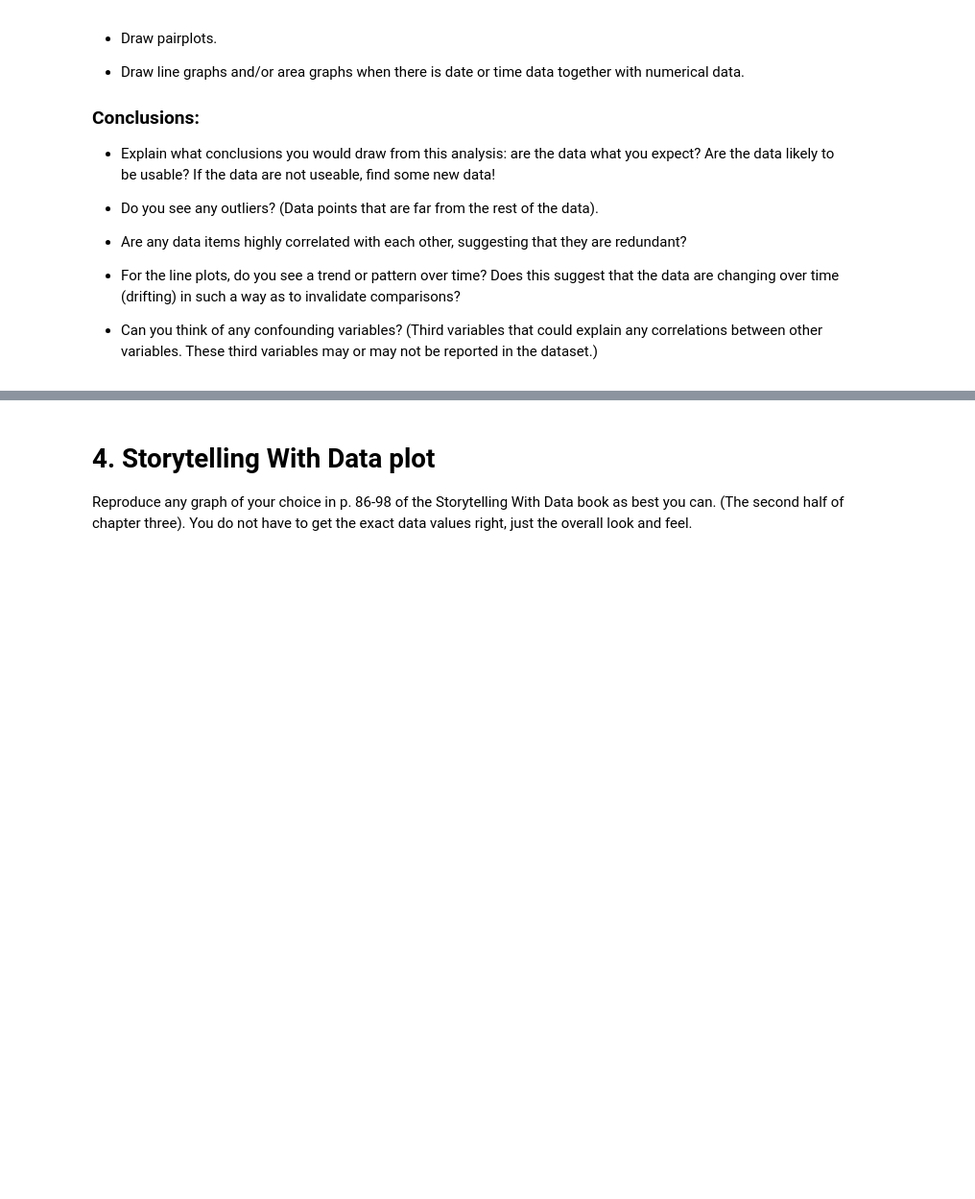
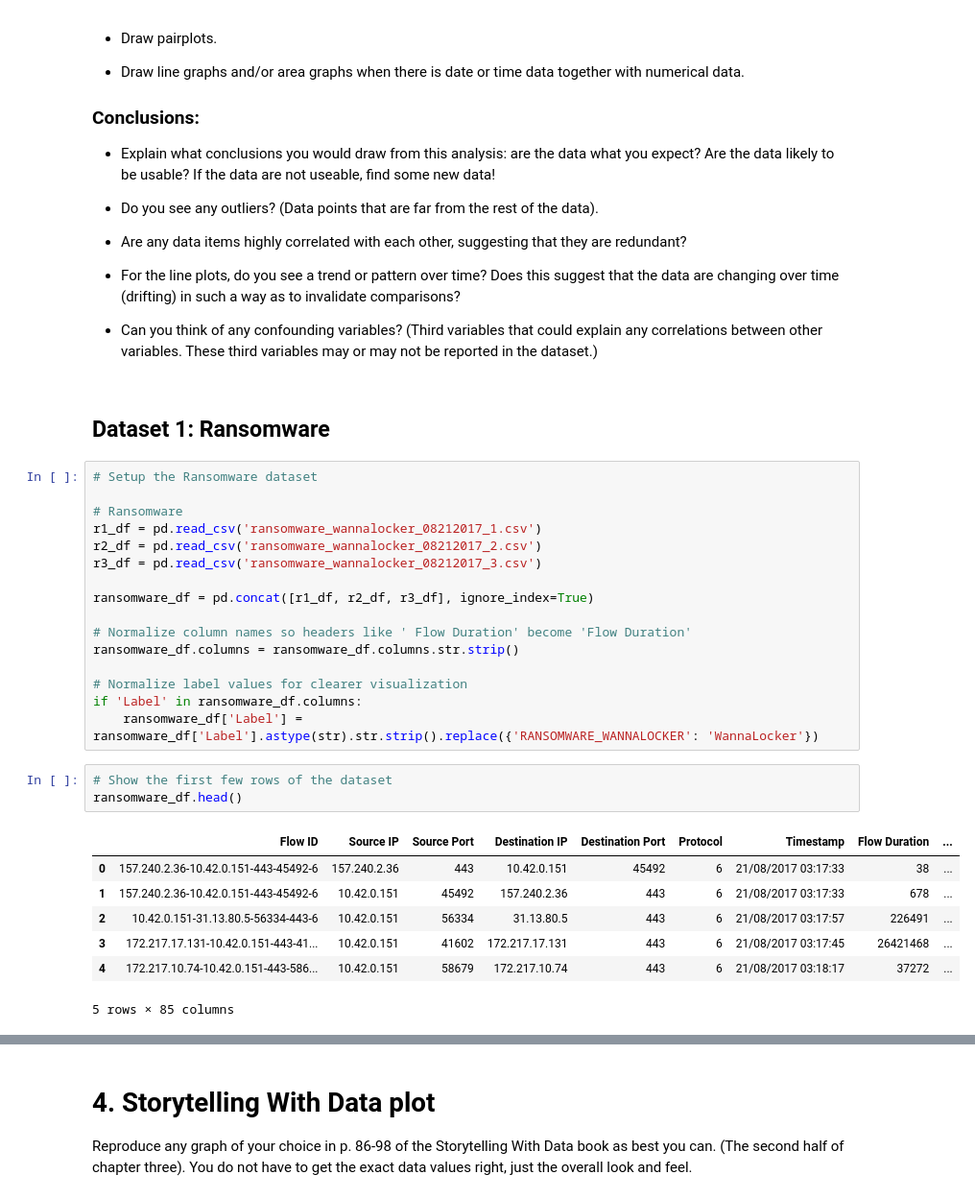
Before and after one commit to stefanie-the-engineer/bu-dx699-homework-06-smkenyon, a Jupyter notebook: OMDS-ModB2-Week6-Kenyon-Stefanie.ipynb, the cells around one changed output, grey strips where cells are left out. Shown at 96% size. Drawn from its saved outputs; the diff is of its cells as text; blank space fills up the shorter version.

```diff
--- a/OMDS-ModB2-Week6-Kenyon-Stefanie.ipynb
+++ b/OMDS-ModB2-Week6-Kenyon-Stefanie.ipynb
@@ -65,3 +65,32 @@ This week, you will do the same types of exercises as last week, but you should
 - For the line plots, do you see a trend or pattern over time?  Does this suggest that the data are changing over time (drifting) in such a way as to invalidate comparisons?
 
 - Can you think of any confounding variables?  (Third variables that could explain any correlations between other variables.  These third variables may or may not be reported in the dataset.)
+# %% [markdown]
+## Dataset 1: Ransomware
+# %%
+# Setup the Ransomware dataset
+
+# Ransomware
+r1_df = pd.read_csv('ransomware_wannalocker_08212017_1.csv')
+r2_df = pd.read_csv('ransomware_wannalocker_08212017_2.csv')
+r3_df = pd.read_csv('ransomware_wannalocker_08212017_3.csv')
+
+ransomware_df = pd.concat([r1_df, r2_df, r3_df], ignore_index=True)
+
+# Normalize column names so headers like ' Flow Duration' become 'Flow Duration'
+ransomware_df.columns = ransomware_df.columns.str.strip()
+
+# Normalize label values for clearer visualization
+if 'Label' in ransomware_df.columns:
+    ransomware_df['Label'] = ransomware_df['Label'].astype(str).str.strip().replace({'RANSOMWARE_WANNALOCKER': 'WannaLocker'})
+# %%
+# Show the first few rows of the dataset
+ransomware_df.head()
+# %% [output]
+|  | Flow ID | Source IP | Source Port | Destination IP | Destination Port | Protocol | Timestamp | Flow Duration | ... |
+| 0 | 157.240.2.36-10.42.0.151-443-45492-6 | 157.240.2.36 | 443 | 10.42.0.151 | 45492 | 6 | 21/08/2017 03:17:33 | 38 | ... |
+| 1 | 157.240.2.36-10.42.0.151-443-45492-6 | 10.42.0.151 | 45492 | 157.240.2.36 | 443 | 6 | 21/08/2017 03:17:33 | 678 | ... |
+| 2 | 10.42.0.151-31.13.80.5-56334-443-6 | 10.42.0.151 | 56334 | 31.13.80.5 | 443 | 6 | 21/08/2017 03:17:57 | 226491 | ... |
+| 3 | 172.217.17.131-10.42.0.151-443-41... | 10.42.0.151 | 41602 | 172.217.17.131 | 443 | 6 | 21/08/2017 03:17:45 | 26421468 | ... |
+| 4 | 172.217.10.74-10.42.0.151-443-586... | 10.42.0.151 | 58679 | 172.217.10.74 | 443 | 6 | 21/08/2017 03:18:17 | 37272 | ... |
+5 rows × 85 columns
```
Also changed, not shown: parts of 16 cells of this notebook.
